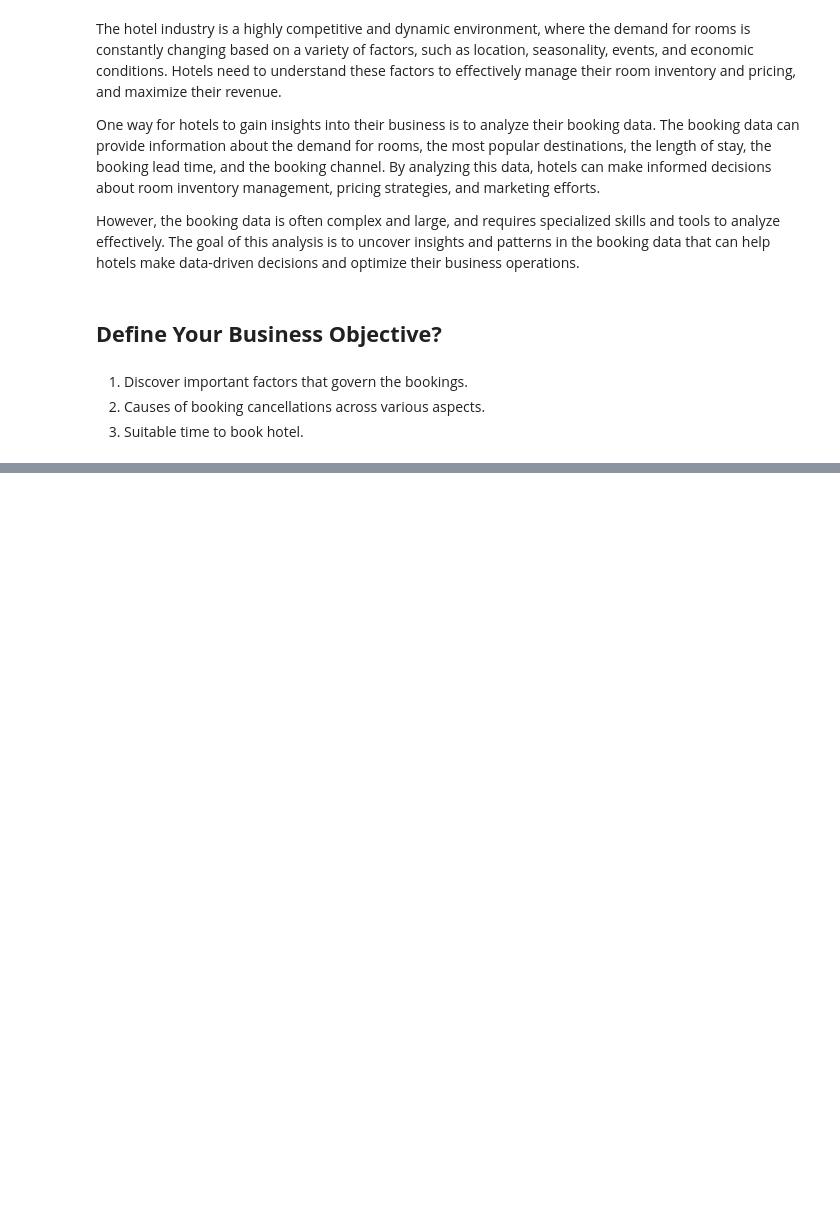
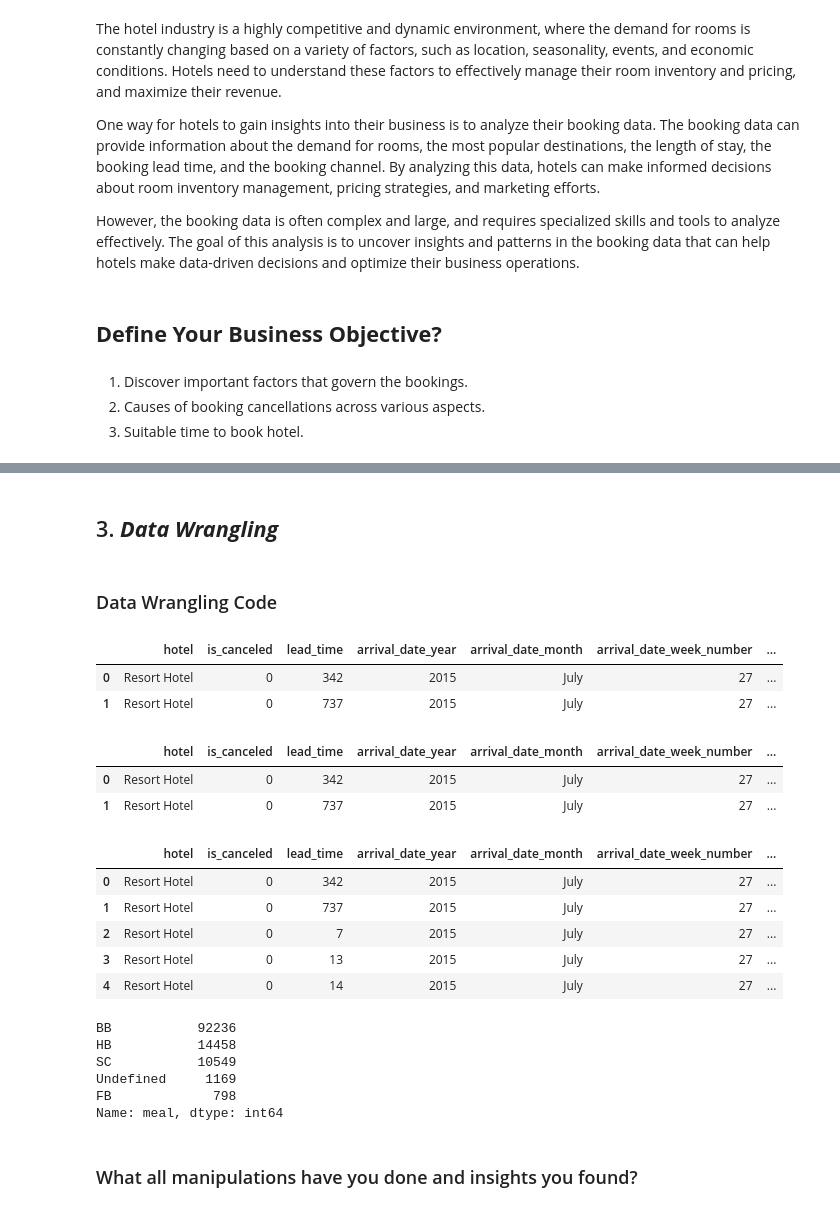
Before and after one commit to dhar9571/Python---Hotel-Booking-Data-Analysis, a Jupyter notebook: Capstone_Project_EDA_Hotel_Bookings_Data.ipynb, the cells around one changed output, grey strips where cells are left out. Drawn from its saved outputs; the diff is of its cells as text; code cells hidden in the pictures; blank space fills up the shorter version.

```diff
--- a/Capstone_Project_EDA_Hotel_Bookings_Data.ipynb
+++ b/Capstone_Project_EDA_Hotel_Bookings_Data.ipynb
@@ -25,0 +338,60 @@ However, the booking data is often complex and large, and requires specialized s
+# %% [markdown]
+## 3. ***Data Wrangling***
+# %% [markdown]
+### Data Wrangling Code
+# %%
+# In children column, filling all null values with 0, as it will not impact the overall dataset:
+
+dataframe['children'].fillna(0,inplace=True)
+# %%
+# PRT country has most number of count, therefore filling all null values of country column with PRT as it will not impact the overall dataset:
+
+dataframe['country'].fillna('PRT',inplace=True)
+# %%
+#Dropping columns which are not much important for analysis and creating new dataframe:
+
+df = dataframe.drop(["agent","company","days_in_waiting_list","reservation_status","reservation_status_date"],axis=1)
+
+df.head(2)
+# %% [output]
+|  | hotel | is_canceled | lead_time | arrival_date_year | arrival_date_month | arrival_date_week_number | ... |
+| 0 | Resort Hotel | 0 | 342 | 2015 | July | 27 | ... |
+| 1 | Resort Hotel | 0 | 737 | 2015 | July | 27 | ... |
+# %%
+# creating a new column "total guests" which will include both adults and children:
+
+df["total_guests"] = df["adults"] + df["children"] + df["babies"]
+
+# Now dropping adults and children columns:
+
+df = df.drop(["adults","children","babies"],axis=1)
+
+df.head(2)
+# %% [output]
+|  | hotel | is_canceled | lead_time | arrival_date_year | arrival_date_month | arrival_date_week_number | ... |
+| 0 | Resort Hotel | 0 | 342 | 2015 | July | 27 | ... |
+| 1 | Resort Hotel | 0 | 737 | 2015 | July | 27 | ... |
+# %%
+# removing all rows which are having 0 in total_guests, as it is not contributing in hotel revenue:
+
+df = df[df["total_guests"]>0]
+
+df.head()
+# %% [output]
+|  | hotel | is_canceled | lead_time | arrival_date_year | arrival_date_month | arrival_date_week_number | ... |
+| 0 | Resort Hotel | 0 | 342 | 2015 | July | 27 | ... |
+| 1 | Resort Hotel | 0 | 737 | 2015 | July | 27 | ... |
+| 2 | Resort Hotel | 0 | 7 | 2015 | July | 27 | ... |
+| 3 | Resort Hotel | 0 | 13 | 2015 | July | 27 | ... |
+| 4 | Resort Hotel | 0 | 14 | 2015 | July | 27 | ... |
+# %%
+# Checking unique values in meal column:
+
+df["meal"].value_counts()
+# %% [output]
+BB           92236
+HB           14458
+SC           10549
+Undefined     1169
+FB             798
+Name: meal, dtype: int64
@@ -25,0 +410,2 @@ However, the booking data is often complex and large, and requires specialized s
+# %% [markdown]
+### What all manipulations have you done and insights you found?
```
Also changed, not shown: parts of 36 cells of this notebook.
